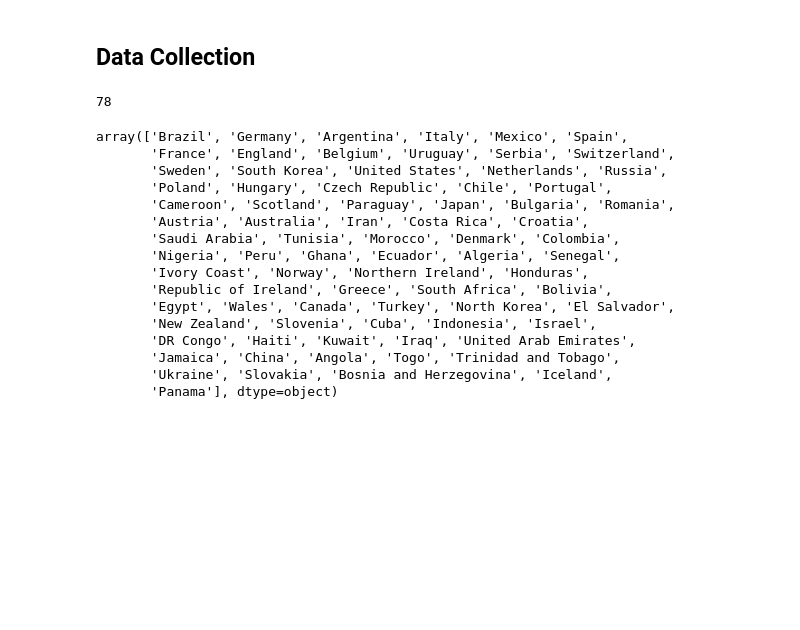
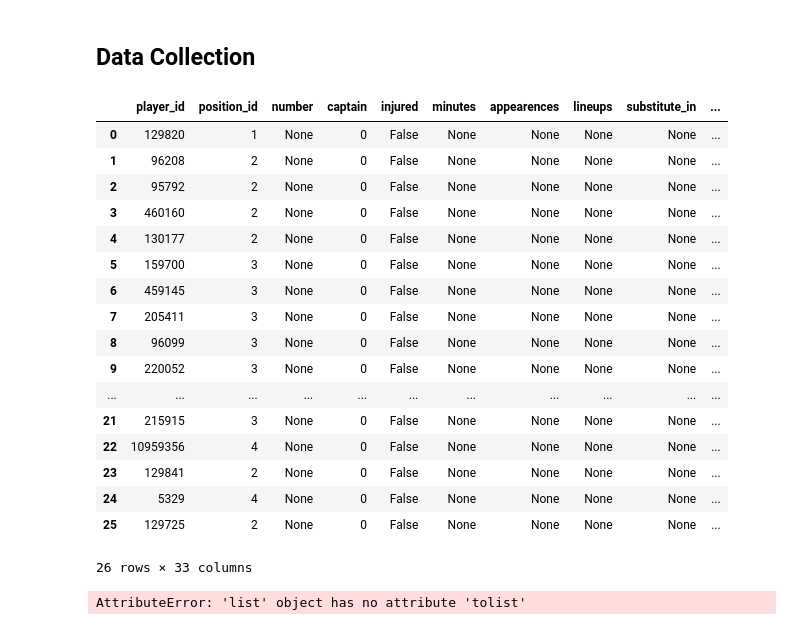
Before and after one commit to adriantzkok/MTA-UTSC, a Jupyter notebook: main.ipynb, the cells around one changed output. Saved outputs shown, nothing was run; the diff lists cells and outputs as text; code cells hidden in the pictures; blank space fills up the shorter version.

```diff
--- a/main.ipynb
+++ b/main.ipynb
@@ -23,26 +23,29 @@ table = soup.find('table')
 # %%
 df_teams = pd.DataFrame(pd.read_html(str(table))[0])
 teams = df_teams[df_teams['Debut'] != 2022]['Team']
-# %%
-teams.nunique()
-# %% [output]
-78
-# %%
-teams.unique()
-# %% [output]
-array(['Brazil', 'Germany', 'Argentina', 'Italy', 'Mexico', 'Spain',
-       'France', 'England', 'Belgium', 'Uruguay', 'Serbia', 'Switzerland',
-       'Sweden', 'South Korea', 'United States', 'Netherlands', 'Russia',
-       'Poland', 'Hungary', 'Czech Republic', 'Chile', 'Portugal',
-       'Cameroon', 'Scotland', 'Paraguay', 'Japan', 'Bulgaria', 'Romania',
-       'Austria', 'Australia', 'Iran', 'Costa Rica', 'Croatia',
-       'Saudi Arabia', 'Tunisia', 'Morocco', 'Denmark', 'Colombia',
-       'Nigeria', 'Peru', 'Ghana', 'Ecuador', 'Algeria', 'Senegal',
-       'Ivory Coast', 'Norway', 'Northern Ireland', 'Honduras',
-       'Republic of Ireland', 'Greece', 'South Africa', 'Bolivia',
-       'Egypt', 'Wales', 'Canada', 'Turkey', 'North Korea', 'El Salvador',
-       'New Zealand', 'Slovenia', 'Cuba', 'Indonesia', 'Israel',
-       'DR Congo', 'Haiti', 'Kuwait', 'Iraq', 'United Arab Emirates',
-       'Jamaica', 'China', 'Angola', 'Togo', 'Trinidad and Tobago',
-       'Ukraine', 'Slovakia', 'Bosnia and Herzegovina', 'Iceland',
-       'Panama'], dtype=object)
+# %%
+pd.DataFrame(wc.squad('Brazil', 2006))
+# %% [output]
+|  | player_id | position_id | number | captain | injured | minutes | appearences | lineups | substitute_in | ... |
+| 0 | 129820 | 1 | None | 0 | False | None | None | None | None | ... |
+| 1 | 96208 | 2 | None | 0 | False | None | None | None | None | ... |
+| 2 | 95792 | 2 | None | 0 | False | None | None | None | None | ... |
+| 3 | 460160 | 2 | None | 0 | False | None | None | None | None | ... |
+| 4 | 130177 | 2 | None | 0 | False | None | None | None | None | ... |
+| 5 | 159700 | 3 | None | 0 | False | None | None | None | None | ... |
+| 6 | 459145 | 3 | None | 0 | False | None | None | None | None | ... |
+| 7 | 205411 | 3 | None | 0 | False | None | None | None | None | ... |
+| 8 | 96099 | 3 | None | 0 | False | None | None | None | None | ... |
+| 9 | 220052 | 3 | None | 0 | False | None | None | None | None | ... |
+| ... | ... | ... | ... | ... | ... | ... | ... | ... | ... | ... |
+| 21 | 215915 | 3 | None | 0 | False | None | None | None | None | ... |
+| 22 | 10959356 | 4 | None | 0 | False | None | None | None | None | ... |
+| 23 | 129841 | 2 | None | 0 | False | None | None | None | None | ... |
+| 24 | 5329 | 4 | None | 0 | False | None | None | None | None | ... |
+| 25 | 129725 | 2 | None | 0 | False | None | None | None | None | ... |
+26 rows × 33 columns
+# %%
+years = [2006, 2010, 2014,2018]
+teams = teams.tolist()
+# %% [output]
+AttributeError: 'list' object has no attribute 'tolist'
```
Also changed, not shown: parts of 2 cells of this notebook, 1 other file.
